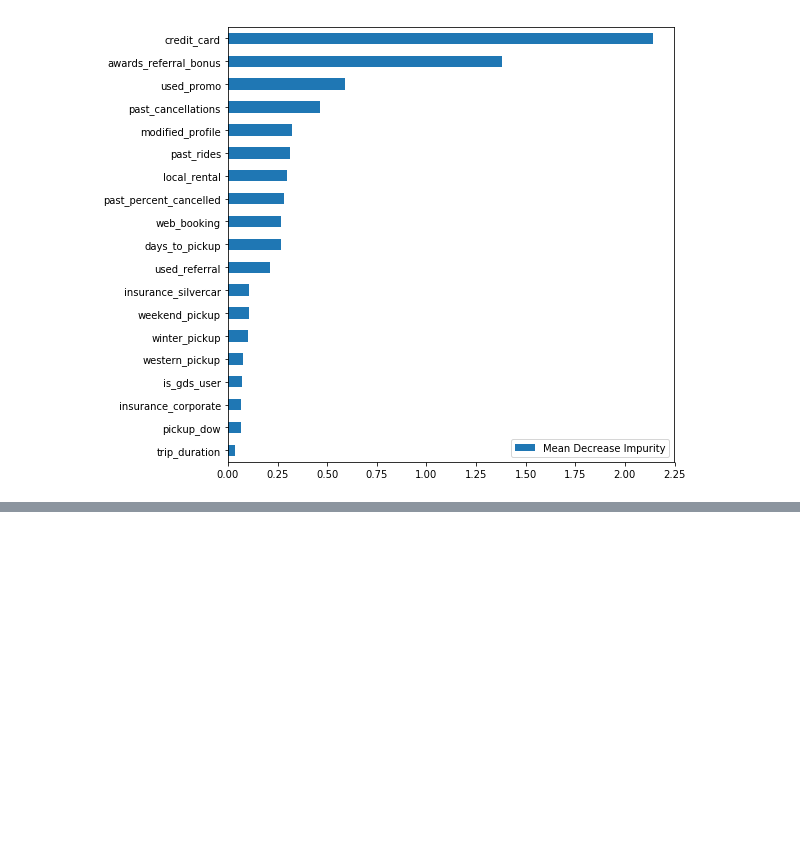
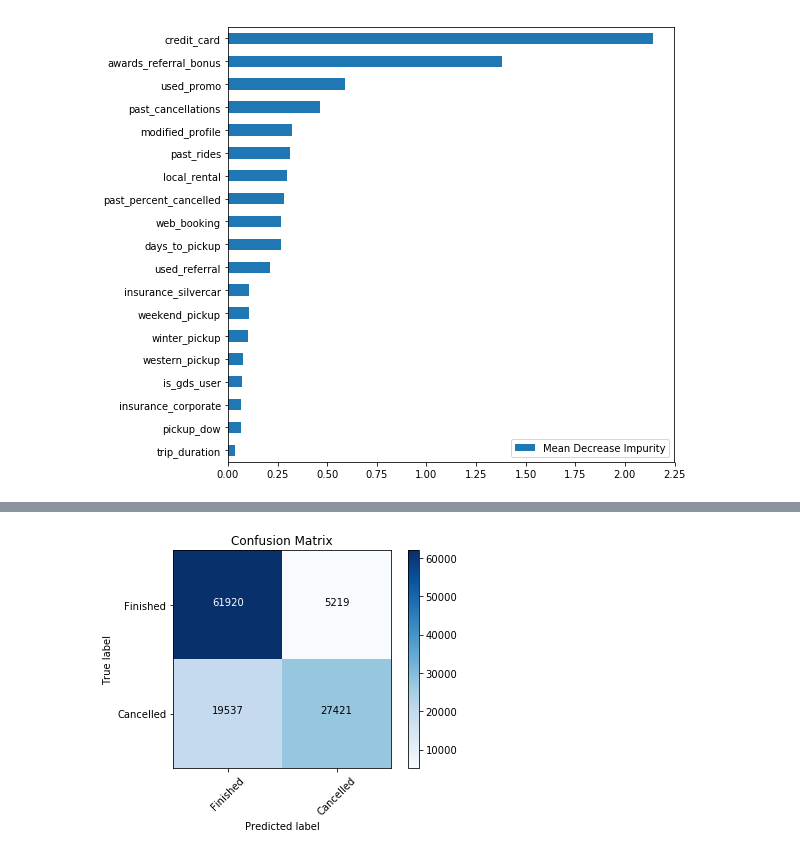
Before and after one commit to mengeling/silvercar-cancellation-predictor, a Jupyter notebook: EDA/modeling.ipynb, the cells around one changed output, grey strips where cells are left out. Saved outputs shown, nothing was run; the diff lists cells and outputs as text; code cells hidden in the pictures; blank space fills up the shorter version.

```diff
--- a/EDA/modeling.ipynb
+++ b/EDA/modeling.ipynb
@@ -318,0 +317,8 @@ clf.best_estimator_
+# %%
+clf = LogisticRegression(C=0.01, penalty="l2")
+clf.fit(X_train, y_train)
+predictions = clf.predict(X_test)
+probabilities = clf.predict_proba(X_test)[:, 1]
+print("Accuracy: {}".format(clf.score(X_test, y_test)))
+print("Precision: {}".format(precision_score(y_test, predictions)))
+print("Recall: {}".format(recall_score(y_test, predictions)))
@@ -325,0 +333,5 @@ X_test = scaler.transform(X_test)
+# %%
+cm = confusion_matrix(y_test, predictions)
+plot_confusion_matrix(cm)
+# %% [output]
+[figure, added]
```
Also changed, not shown: parts of 10 cells of this notebook, 11 other files.
